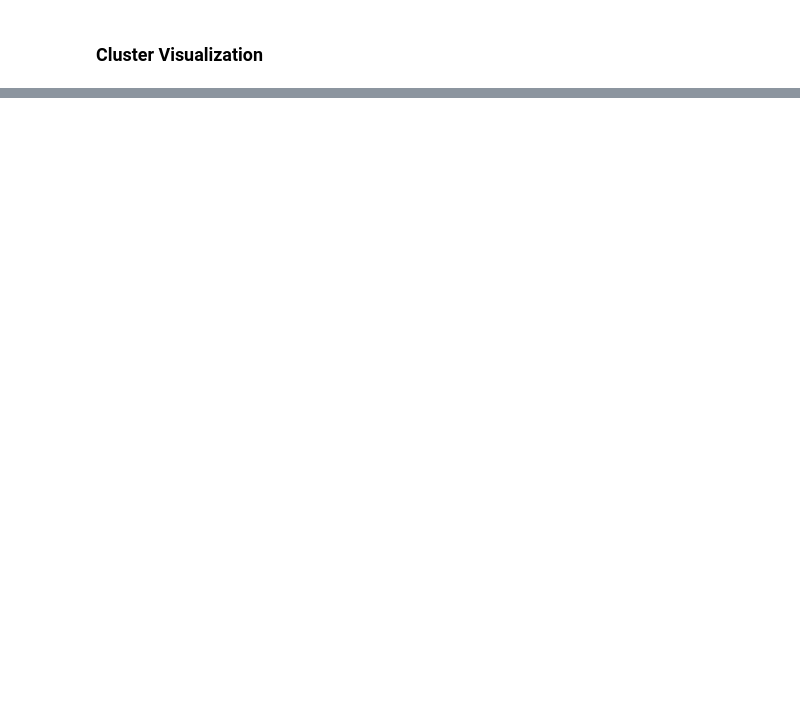
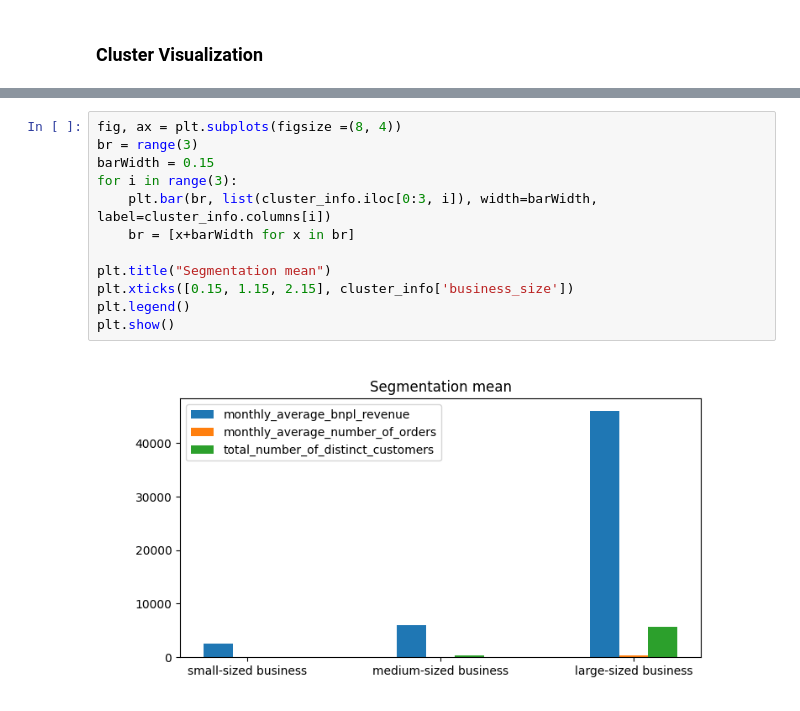
Before and after one commit to MAST30034-Applied-Data-Science/generic-buy-now-pay-later-project-group-8, a Jupyter notebook: notebooks/A_Y_H_Cluster.ipynb, the cells around one changed output, grey strips where cells are left out. Saved outputs shown, nothing was run; the diff lists cells and outputs as text; blank space fills up the shorter version.

```diff
--- a/notebooks/A_Y_H_Cluster.ipynb
+++ b/notebooks/A_Y_H_Cluster.ipynb
@@ -270,0 +304,14 @@ merchant_df.groupby("label", as_index=False)["take_rate"].mean().to_csv("../data
+# %%
+fig, ax = plt.subplots(figsize =(8, 4))
+br = range(3)
+barWidth = 0.15
+for i in range(3):
+    plt.bar(br, list(cluster_info.iloc[0:3, i]), width=barWidth, label=cluster_info.columns[i])
+    br = [x+barWidth for x in br]
+
+plt.title("Segmentation mean")
+plt.xticks([0.15, 1.15, 2.15], cluster_info['business_size'])
+plt.legend()
+plt.show()
+# %% [output]
+[figure, added]
```
Also changed, not shown: parts of 8 cells of this notebook.
